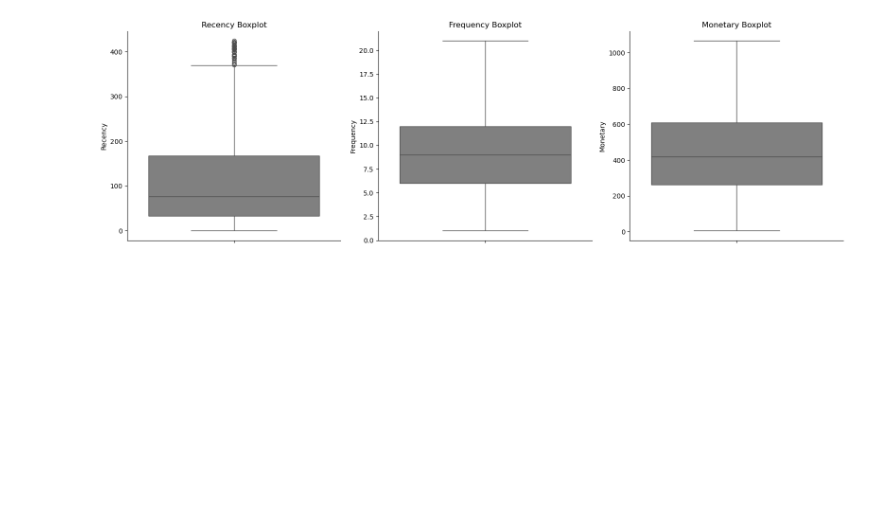
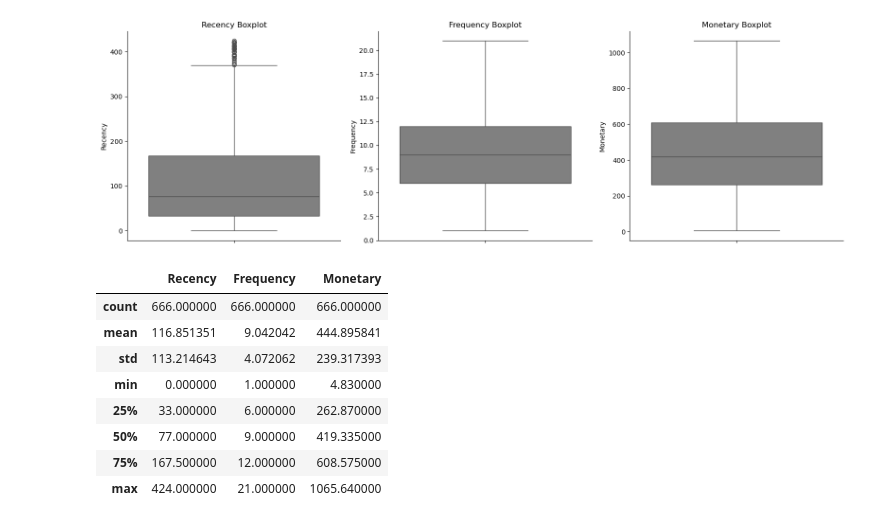
Before and after one commit to marcosmicozzi/Module02, a Jupyter notebook: module2_clustering.ipynb, the cells around one changed output. Cells and saved outputs as stored; diff of their text form; code cells hidden in the pictures; blank space fills up the shorter version.

```diff
--- a/module2_clustering.ipynb
+++ b/module2_clustering.ipynb
@@ -425,3 +426,15 @@ plt.tight_layout()
 plt.show()
 # %% [output]
 [figure]
+# %%
+rfm_filtered.describe()
+# %% [output]
+|  | Recency | Frequency | Monetary |
+| count | 666.000000 | 666.000000 | 666.000000 |
+| mean | 116.851351 | 9.042042 | 444.895841 |
+| std | 113.214643 | 4.072062 | 239.317393 |
+| min | 0.000000 | 1.000000 | 4.830000 |
+| 25% | 33.000000 | 6.000000 | 262.870000 |
+| 50% | 77.000000 | 9.000000 | 419.335000 |
+| 75% | 167.500000 | 12.000000 | 608.575000 |
+| max | 424.000000 | 21.000000 | 1065.640000 |
```
Also changed, not shown: parts of 9 cells of this notebook.
